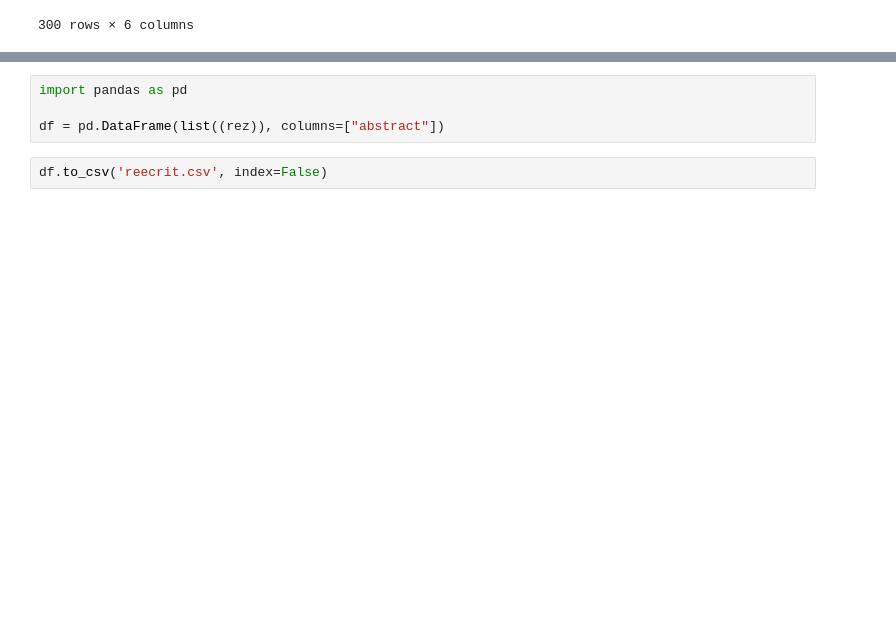
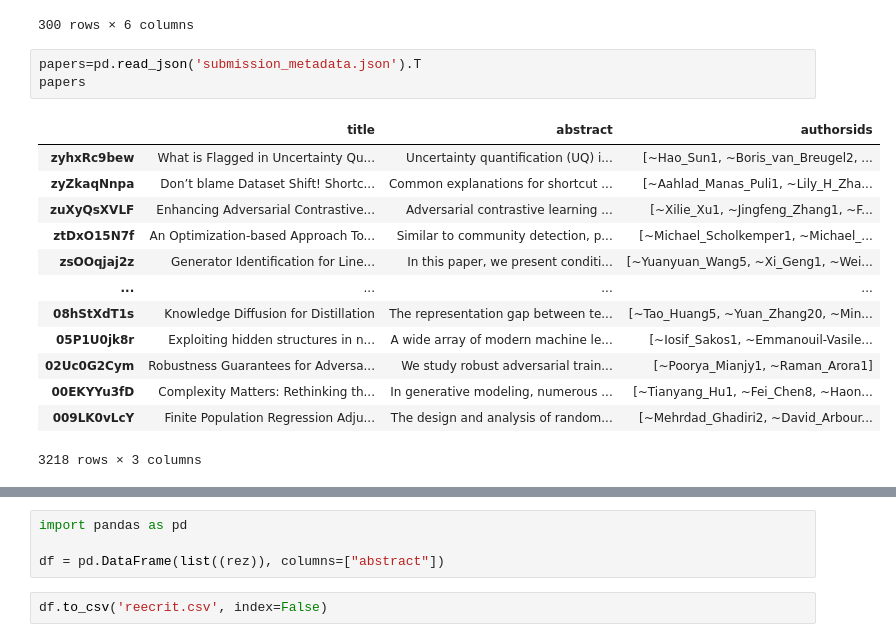
Before and after one commit to 0marCherif/Defense-poisoning, a Jupyter notebook: 1_rewrite.ipynb, the cells around one changed output, grey strips where cells are left out. Drawn from its saved outputs; the diff is of its cells as text; blank space fills up the shorter version.

```diff
--- a/1_rewrite.ipynb
+++ b/1_rewrite.ipynb
@@ -81,6 +77,23 @@ df_cool_json
 | 298 | https://openreview.net/forum?id=j... | Debiasing Scores and Prompts of 2... | Inspired by recent advances in ne... | https://openreview.net/profile?id... | 1 | 101 |
 | 299 | https://openreview.net/forum?id=G... | $\varepsilon$-fractional core sta... | Hedonic Games (HGs) are a classic... | https://openreview.net/profile?id... | 1 | 101 |
 300 rows × 6 columns
+# %%
+papers=pd.read_json('submission_metadata.json').T
+papers
+# %% [output]
+|  | title | abstract | authorsids |
+| zyhxRc9bew | What is Flagged in Uncertainty Qu... | Uncertainty quantification (UQ) i... | [~Hao_Sun1, ~Boris_van_Breugel2, ... |
+| zyZkaqNnpa | Don’t blame Dataset Shift! Shortc... | Common explanations for shortcut ... | [~Aahlad_Manas_Puli1, ~Lily_H_Zha... |
+| zuXyQsXVLF | Enhancing Adversarial Contrastive... | Adversarial contrastive learning ... | [~Xilie_Xu1, ~Jingfeng_Zhang1, ~F... |
+| ztDxO15N7f | An Optimization-based Approach To... | Similar to community detection, p... | [~Michael_Scholkemper1, ~Michael_... |
+| zsOOqjaj2z | Generator Identification for Line... | In this paper, we present conditi... | [~Yuanyuan_Wang5, ~Xi_Geng1, ~Wei... |
+| ... | ... | ... | ... |
+| 08hStXdT1s | Knowledge Diffusion for Distillation | The representation gap between te... | [~Tao_Huang5, ~Yuan_Zhang20, ~Min... |
+| 05P1U0jk8r | Exploiting hidden structures in n... | A wide array of modern machine le... | [~Iosif_Sakos1, ~Emmanouil-Vasile... |
+| 02Uc0G2Cym | Robustness Guarantees for Adversa... | We study robust adversarial train... | [~Poorya_Mianjy1, ~Raman_Arora1] |
+| 00EKYYu3fD | Complexity Matters: Rethinking th... | In generative modeling, numerous ... | [~Tianyang_Hu1, ~Fei_Chen8, ~Haon... |
+| 009LK0vLcY | Finite Population Regression Adju... | The design and analysis of random... | [~Mehrdad_Ghadiri2, ~David_Arbour... |
+3218 rows × 3 columns
 # %%
 import requests
 import json
```
Also changed, not shown: parts of 12 cells of this notebook, 5 other files.
